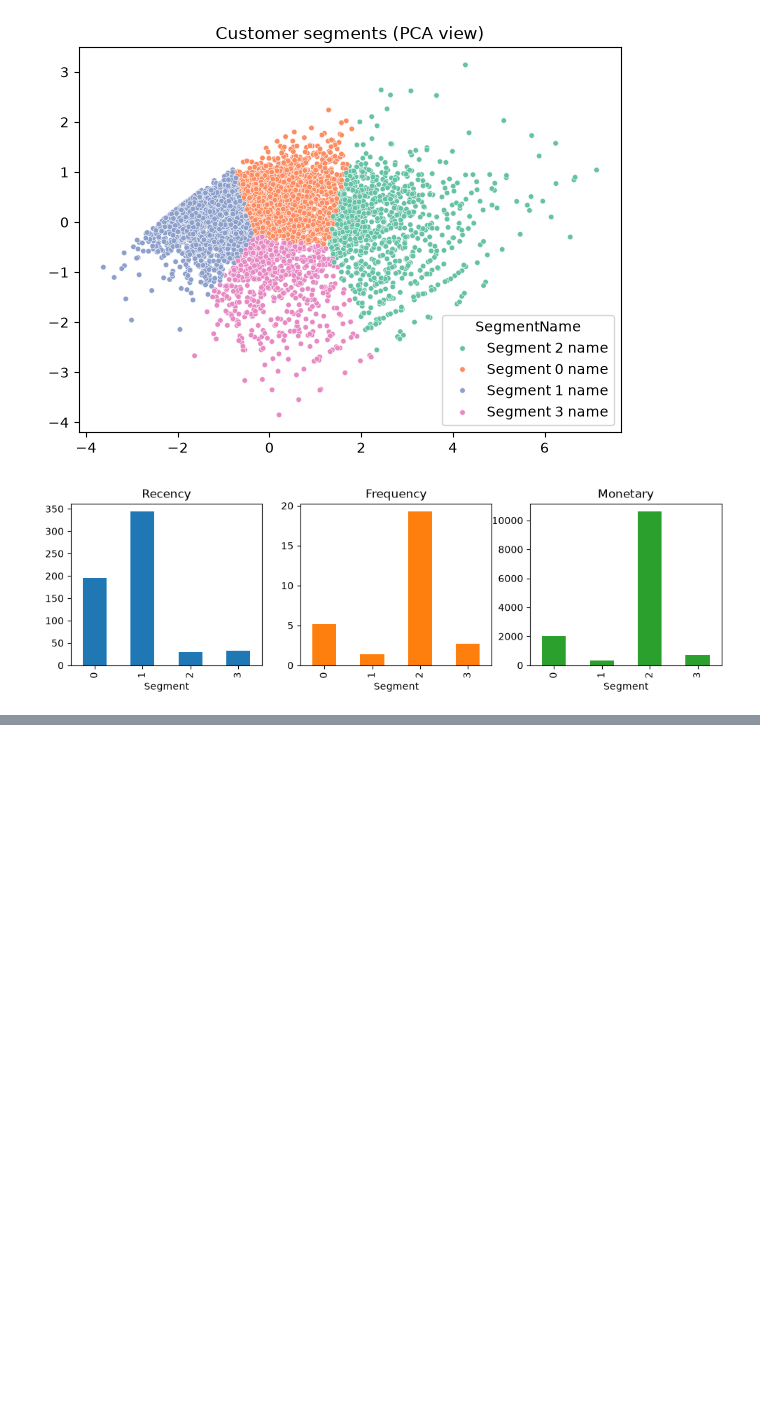
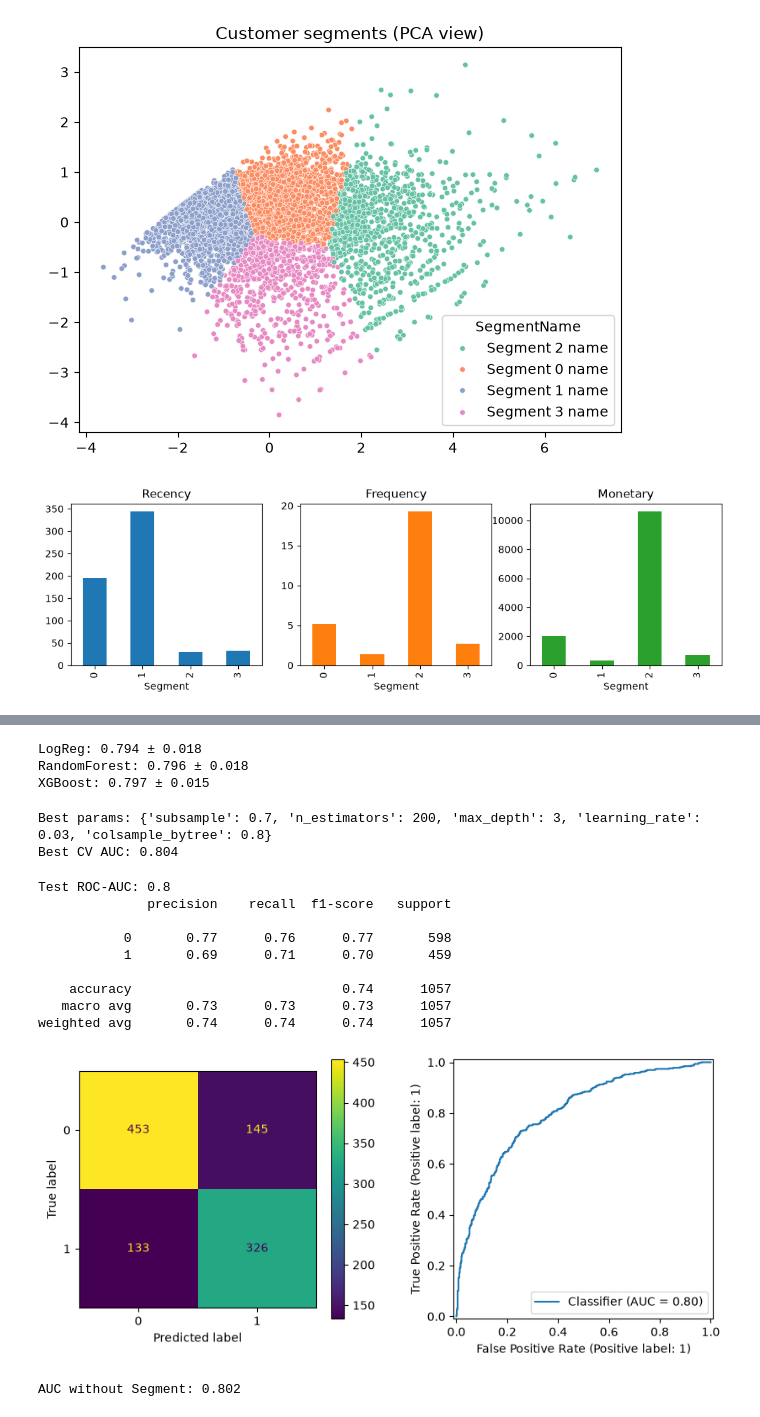
Before and after one commit to durvaghuge/customer-ml-app, a Jupyter notebook: notebooks/01_eda.ipynb, the cells around one changed output, grey strips where cells are left out. Drawn from its saved outputs; the diff is of its cells as text; code cells hidden in the pictures; blank space fills up the shorter version.

Commit message:
Add purchase prediction model with XGBoost and SHAP

```diff
--- a/notebooks/01_eda.ipynb
+++ b/notebooks/01_eda.ipynb
@@ -392,0 +425,7 @@ features.to_csv("../data/rfm_features_segmented.csv")
+# %%
+from sklearn.model_selection import train_test_split
+
+X_train, X_test, y_train, y_test = train_test_split(
+    X, y, test_size=0.2, stratify=y, random_state=42
+)
+print(X_train.shape, X_test.shape)
@@ -392,0 +517,69 @@ features.to_csv("../data/rfm_features_segmented.csv")
+# %%
+from sklearn.model_selection import cross_val_score
+
+for name, model in [("LogReg", log_reg), ("RandomForest", rf), ("XGBoost", xgb)]:
+    scores = cross_val_score(model, X_train, y_train, cv=5, scoring="roc_auc")
+    print(f"{name}: {scores.mean():.3f} ± {scores.std():.3f}")
+# %% [output]
+LogReg: 0.794 ± 0.018
+RandomForest: 0.796 ± 0.018
+XGBoost: 0.797 ± 0.015
+# %%
+from sklearn.model_selection import RandomizedSearchCV
+
+param_dist = {
+    "n_estimators": [200, 300, 500],
+    "max_depth": [3, 4, 5, 6],
+    "learning_rate": [0.01, 0.03, 0.05, 0.1],
+    "subsample": [0.7, 0.8, 1.0],
+    "colsample_bytree": [0.7, 0.8, 1.0],
+}
+
+search = RandomizedSearchCV(
+    XGBClassifier(scale_pos_weight=neg / pos, eval_metric="logloss", random_state=42),
+    param_distributions=param_dist, n_iter=20, scoring="roc_auc",
+    cv=5, random_state=42, n_jobs=-1,
+)
+search.fit(X_train, y_train)
+print("Best params:", search.best_params_)
+print("Best CV AUC:", round(search.best_score_, 3))
+
+best_model = search.best_estimator_
+# %% [output]
+Best params: {'subsample': 0.7, 'n_estimators': 200, 'max_depth': 3, 'learning_rate': 0.03, 'colsample_bytree': 0.8}
+Best CV AUC: 0.804
+# %%
+from sklearn.metrics import ConfusionMatrixDisplay, RocCurveDisplay
+import matplotlib.pyplot as plt
+
+proba = best_model.predict_proba(X_test)[:, 1]
+pred = best_model.predict(X_test)
+
+print("Test ROC-AUC:", round(roc_auc_score(y_test, proba), 3))
+print(classification_report(y_test, pred))
+
+fig, ax = plt.subplots(1, 2, figsize=(10, 4))
+ConfusionMatrixDisplay.from_predictions(y_test, pred, ax=ax[0])
+RocCurveDisplay.from_predictions(y_test, proba, ax=ax[1])
+plt.show()
+# %% [output]
+Test ROC-AUC: 0.8
+              precision    recall  f1-score   support
+
+           0       0.77      0.76      0.77       598
+           1       0.69      0.71      0.70       459
+
+    accuracy                           0.74      1057
+   macro avg       0.73      0.73      0.73      1057
+weighted avg       0.74      0.74      0.74      1057
+[figure, added]
+# %%
+seg_cols = [c for c in X.columns if c.startswith("Segment_")]
+
+m = XGBClassifier(**search.best_params_, scale_pos_weight=neg / pos,
+                  eval_metric="logloss", random_state=42)
+m.fit(X_train.drop(columns=seg_cols), y_train)
+auc_without = roc_auc_score(y_test, m.predict_proba(X_test.drop(columns=seg_cols))[:, 1])
+print("AUC without Segment:", round(auc_without, 3))
+# %% [output]
+AUC without Segment: 0.802
```
Also changed, not shown: parts of 10 cells of this notebook, 2 other files.
